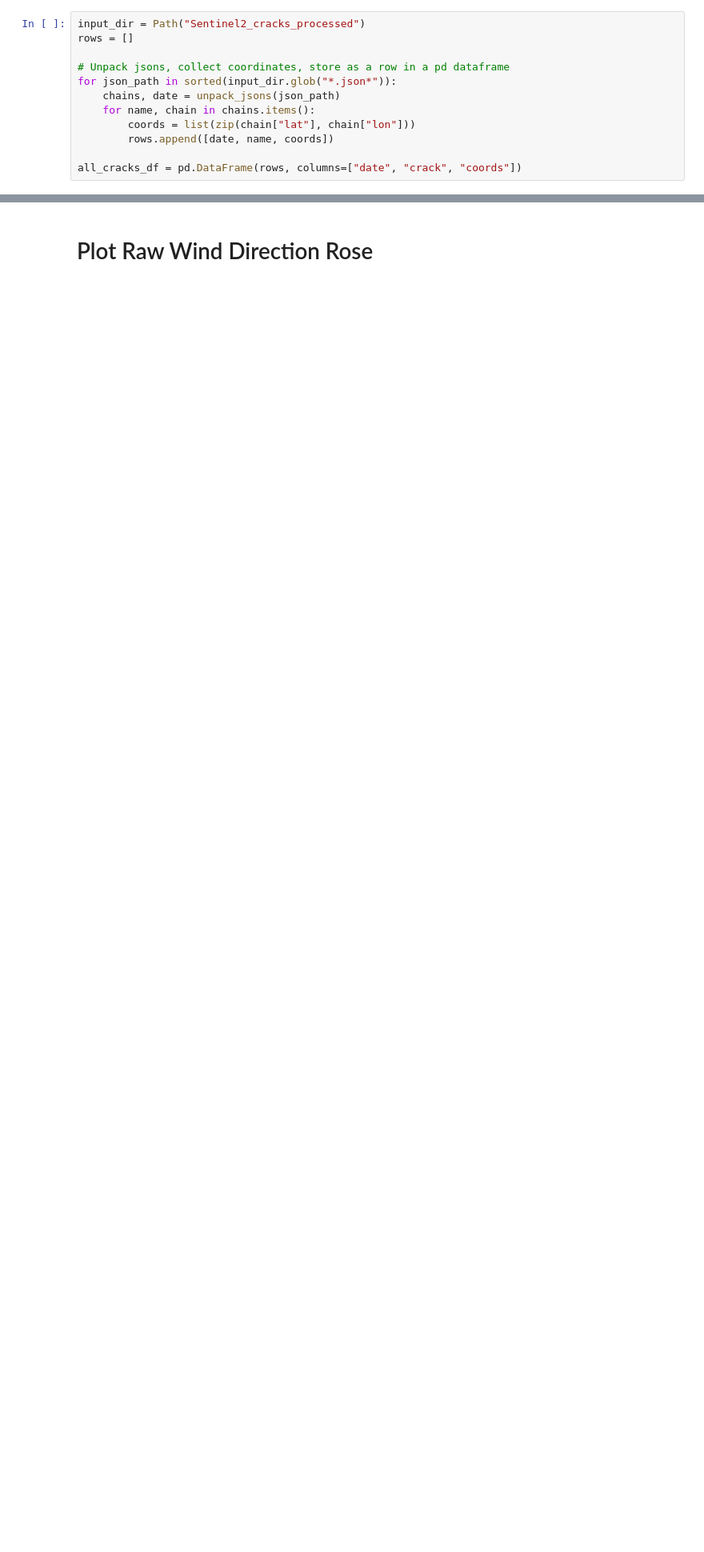
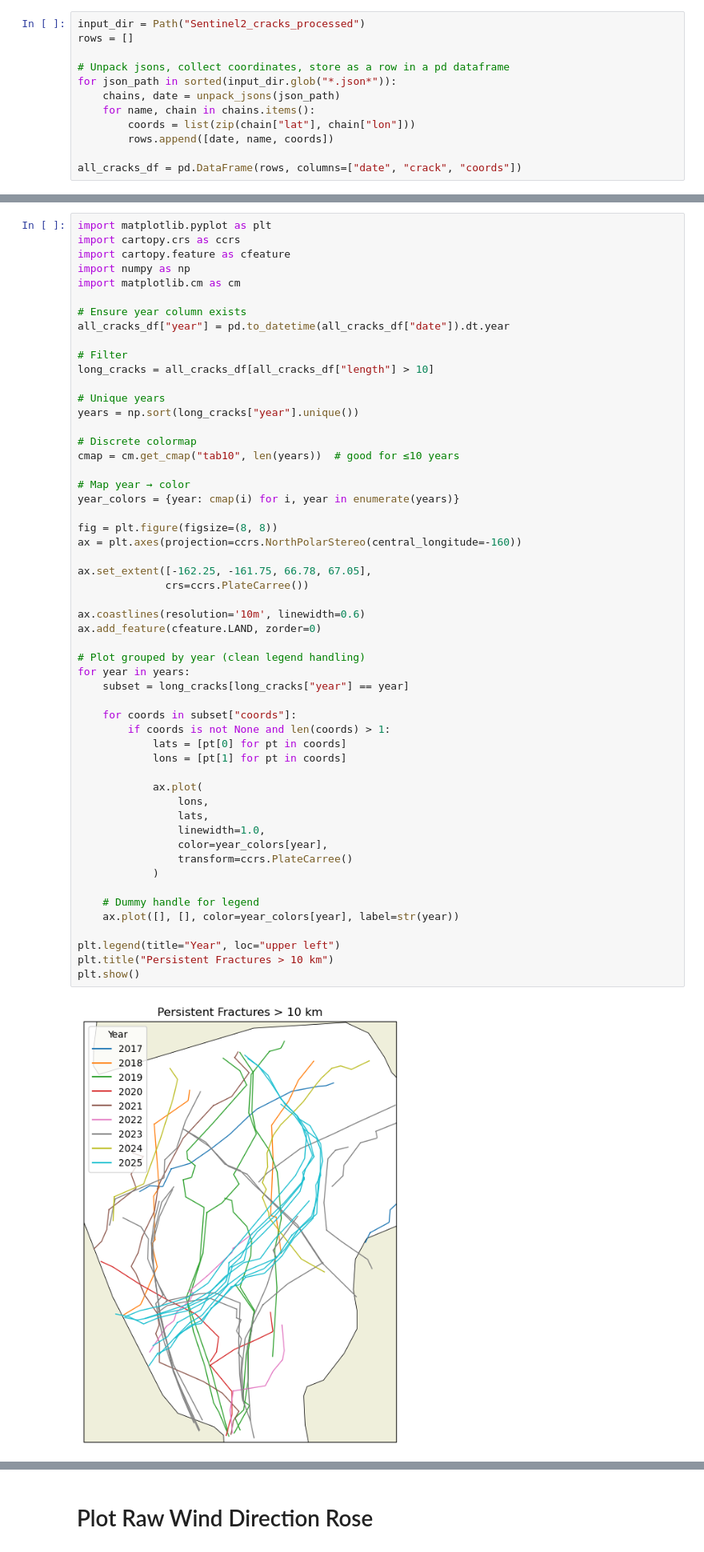
Before and after one commit to kovaleskima/KobukData, a Jupyter notebook: winds_to_bearings.ipynb, the cells around one changed output, grey strips where cells are left out. Shown at 80% size. Cells and saved outputs as stored; diff of their text form; blank space fills up the shorter version.

```diff
--- a/winds_to_bearings.ipynb
+++ b/winds_to_bearings.ipynb
@@ -80,3 +135,59 @@ all_cracks_df["bearings"] = all_bearings
+# %%
+import matplotlib.pyplot as plt
+import cartopy.crs as ccrs
+import cartopy.feature as cfeature
+import numpy as np
+import matplotlib.cm as cm
+
+# Ensure year column exists
+all_cracks_df["year"] = pd.to_datetime(all_cracks_df["date"]).dt.year
+
+# Filter
+long_cracks = all_cracks_df[all_cracks_df["length"] > 10]
+
+# Unique years
+years = np.sort(long_cracks["year"].unique())
+
+# Discrete colormap
+cmap = cm.get_cmap("tab10", len(years))  # good for ≤10 years
+
+# Map year → color
+year_colors = {year: cmap(i) for i, year in enumerate(years)}
+
+fig = plt.figure(figsize=(8, 8))
+ax = plt.axes(projection=ccrs.NorthPolarStereo(central_longitude=-160))
+
+ax.set_extent([-162.25, -161.75, 66.78, 67.05],
+              crs=ccrs.PlateCarree())
+
+ax.coastlines(resolution='10m', linewidth=0.6)
+ax.add_feature(cfeature.LAND, zorder=0)
+
+# Plot grouped by year (clean legend handling)
+for year in years:
+    subset = long_cracks[long_cracks["year"] == year]
+
+    for coords in subset["coords"]:
+        if coords is not None and len(coords) > 1:
+            lats = [pt[0] for pt in coords]
+            lons = [pt[1] for pt in coords]
+
+            ax.plot(
+                lons,
+                lats,
+                linewidth=1.0,
+                color=year_colors[year],
+                transform=ccrs.PlateCarree()
+            )
+
+    # Dummy handle for legend
+    ax.plot([], [], color=year_colors[year], label=str(year))
+
+plt.legend(title="Year", loc="upper left")
+plt.title("Persistent Fractures > 10 km")
+plt.show()
+# %% [output]
+[figure, added]
 # %%
 from scipy.stats import gaussian_kde
 import seaborn as sns
```
Also changed, not shown: parts of 6 cells of this notebook, 3 other files.
